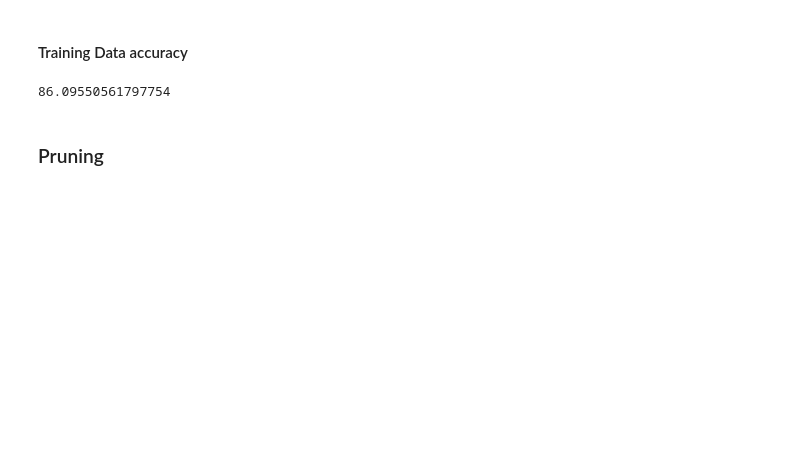
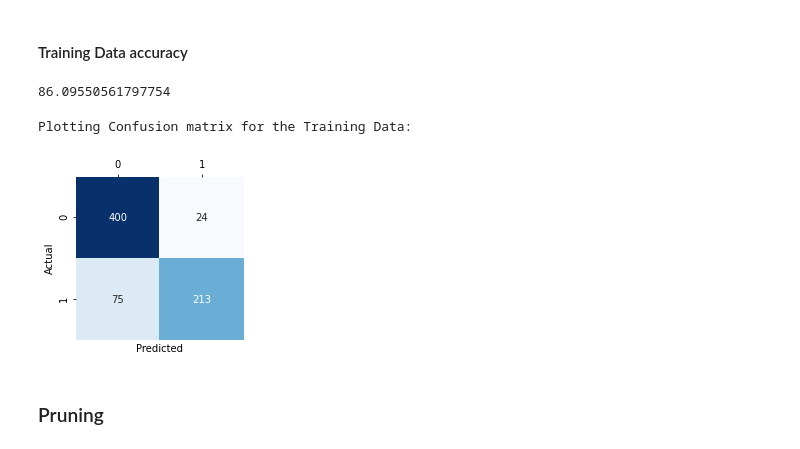
Before and after one commit to manasc12/Decision_Tree_from_scratch, a Jupyter notebook: Decision_Tree.ipynb, the cells around one changed output. Drawn from its saved outputs; the diff is of its cells as text; code cells hidden in the pictures; blank space fills up the shorter version.

```diff
--- a/Decision_Tree.ipynb
+++ b/Decision_Tree.ipynb
@@ -510,6 +538,12 @@ results1=master_node.predict(df_cleaned[training_cols])
 (sum(df_cleaned[target_col]==results1)/len(df_cleaned))*100
 # %% [output]
 86.09550561797754
+# %%
+print("Plotting Confusion matrix for the Training Data:")
+plot_confusion_matrix(df_cleaned[target_col],results1,classes_list)
+# %% [output]
+Plotting Confusion matrix for the Training Data:
+[figure, added]
 # %% [markdown]
 ### Pruning
 # %%
```
Also changed, not shown: parts of 7 cells of this notebook.
